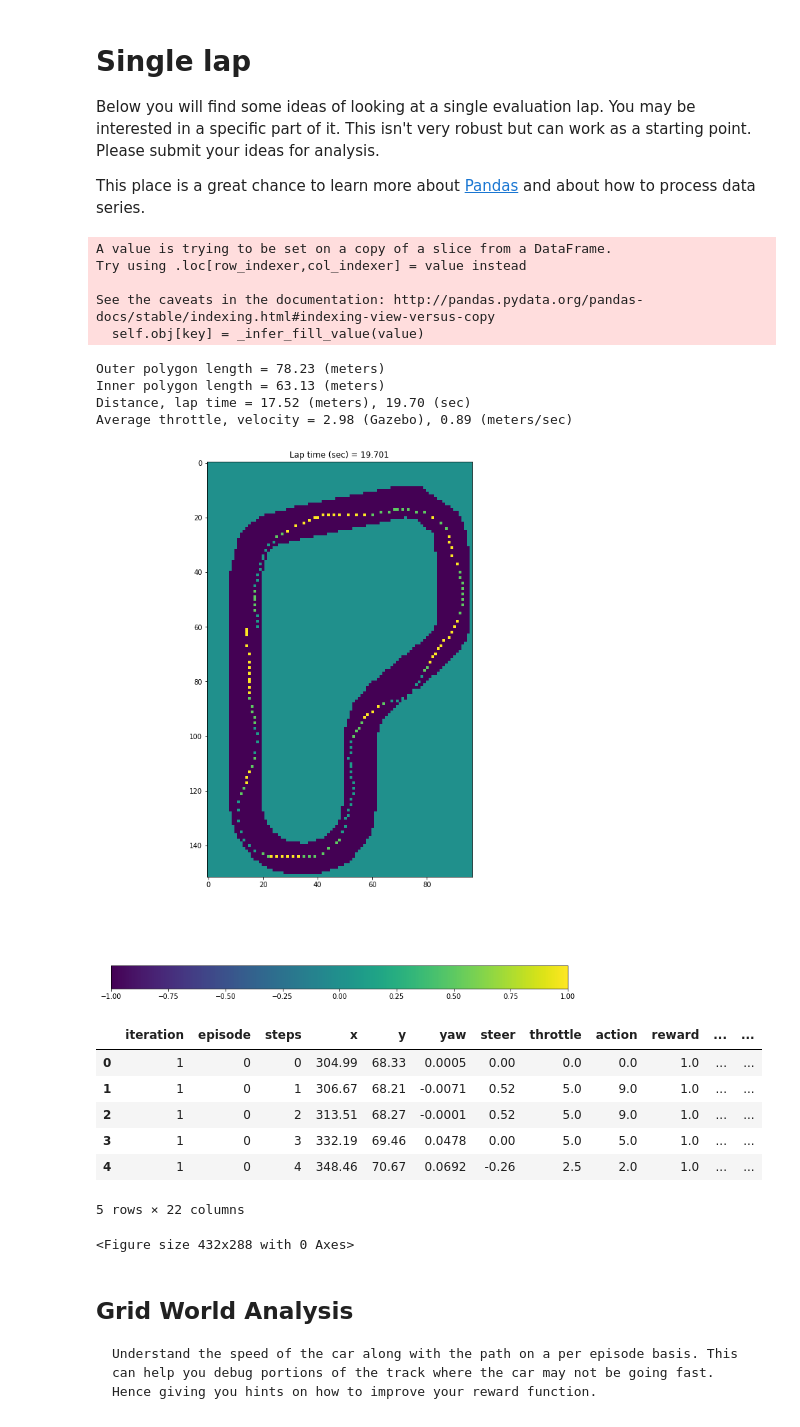
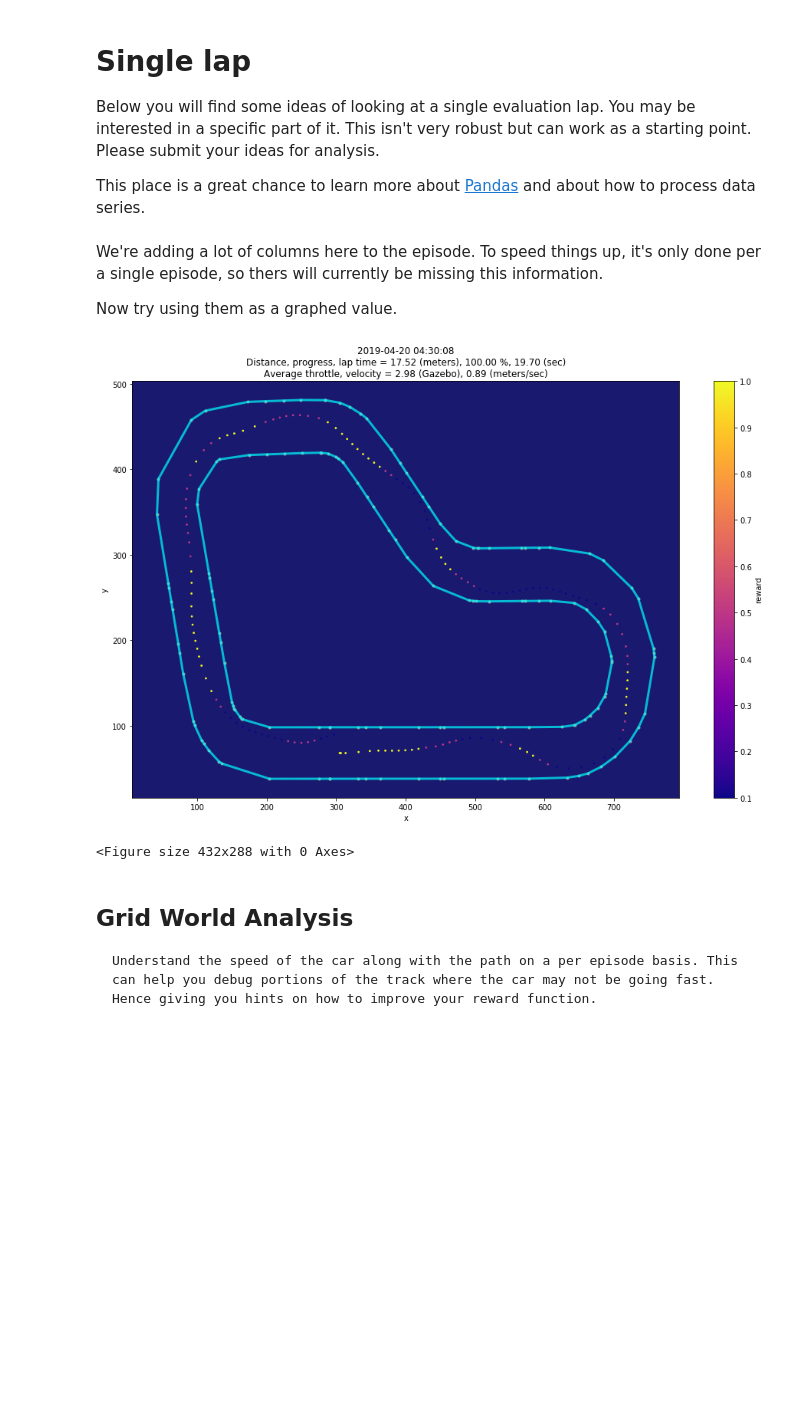
Before and after one commit to aws-solutions-library-samples/guidance-for-training-an-aws-deepracer-model-using-amazon-sagemaker, a Jupyter notebook: log-analysis/Evaluation_analysis.ipynb, the cells around one changed output. Cells and saved outputs as stored; diff of their text form; code cells hidden in the pictures; blank space fills up the shorter version.

```diff
--- a/log-analysis/Evaluation_analysis.ipynb
+++ b/log-analysis/Evaluation_analysis.ipynb
@@ -219,36 +199,21 @@ This place is a great chance to learn more about [Pandas](https://pandas.pydata.
 # %%
 # Load a single lap
 lap_df = eval_df[eval_df['episode']==0]
+# %% [markdown]
+We're adding a lot of columns here to the episode. To speed things up, it's only done per a single episode, so thers will currently be missing this information.
+
+Now try using them as a graphed value.
 # %%
 lap_df.loc[:,'distance']=((lap_df['x'].shift(1)-lap_df['x']) ** 2 + (lap_df['y'].shift(1)-lap_df['y']) ** 2) ** 0.5
 lap_df.loc[:,'time']=lap_df['timestamp'].astype(float)-lap_df['timestamp'].shift(1).astype(float)
 lap_df.loc[:,'speed']=lap_df['distance']/(100*lap_df['time'])
 lap_df.loc[:,'acceleration']=(lap_df['distance']-lap_df['distance'].shift(1))/lap_df['time']
 lap_df.loc[:,'progress_delta']=lap_df['progress'].astype(float)-lap_df['progress'].shift(1).astype(float)
 lap_df.loc[:,'progress_delta_per_time']=lap_df['progress_delta']/lap_df['time']
-
-la.plot_grid_world(lap_df, l_inner_border, l_outer_border, scale=5.0, graphed_value='reward')
-
-lap_df.head()
+la.plot_grid_world(lap_df, l_inner_border, l_outer_border, graphed_value='reward')
 # %% [output]
+[figure, new version]
-A value is trying to be set on a copy of a slice from a DataFrame.
-Try using .loc[row_indexer,col_indexer] = value instead
-
-See the caveats in the documentation: http://pandas.pydata.org/pandas-docs/stable/indexing.html#indexing-view-versus-copy
-  self.obj[key] = _infer_fill_value(value)
+<Figure size 432x288 with 0 Axes>
-Outer polygon length = 78.23 (meters)
-Inner polygon length = 63.13 (meters)
-Distance, lap time = 17.52 (meters), 19.70 (sec)
-Average throttle, velocity = 2.98 (Gazebo), 0.89 (meters/sec)
-[figure, old version]
-|  | iteration | episode | steps | x | y | yaw | steer | throttle | action | reward | ... | ... |
-| 0 | 1 | 0 | 0 | 304.99 | 68.33 | 0.0005 | 0.00 | 0.0 | 0.0 | 1.0 | ... | ... |
-| 1 | 1 | 0 | 1 | 306.67 | 68.21 | -0.0071 | 0.52 | 5.0 | 9.0 | 1.0 | ... | ... |
-| 2 | 1 | 0 | 2 | 313.51 | 68.27 | -0.0001 | 0.52 | 5.0 | 9.0 | 1.0 | ... | ... |
-| 3 | 1 | 0 | 3 | 332.19 | 69.46 | 0.0478 | 0.00 | 5.0 | 5.0 | 1.0 | ... | ... |
-| 4 | 1 | 0 | 4 | 348.46 | 70.67 | 0.0692 | -0.26 | 2.5 | 2.0 | 1.0 | ... | ... |
-5 rows × 22 columns
-<Figure size 432x288 with 0 Axes>
 # %% [markdown]
 ## Grid World Analysis
     Understand the speed of the car along with the path on a per episode basis. This can help you debug portions of the track where the car may not be going fast. Hence giving you hints on how to improve your reward function.
```
Also changed, not shown: parts of 8 cells of this notebook, 2 other files.
